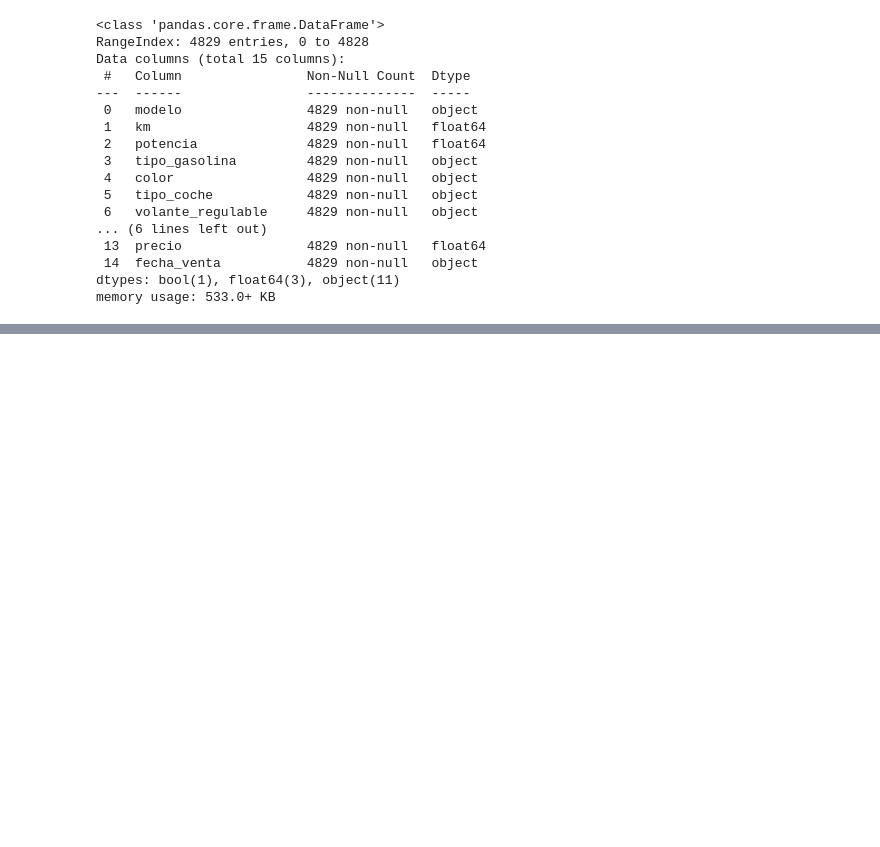
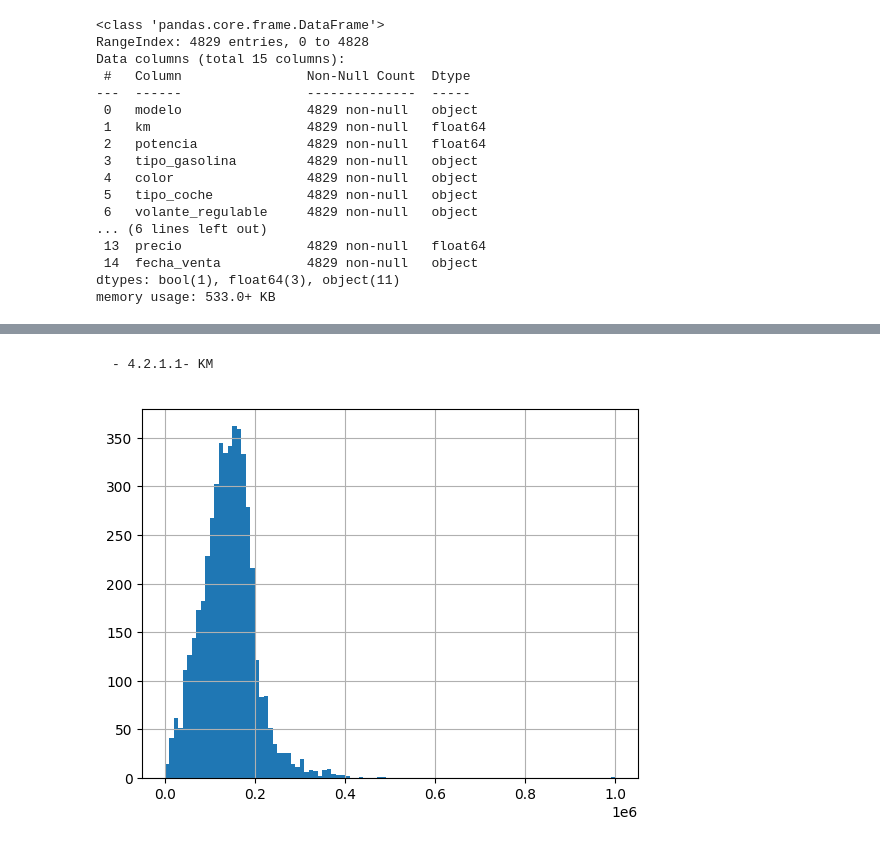
Before and after one commit to tvgtech/BMW_Proj, a Jupyter notebook: Toni_BMW_v2.ipynb, the cells around one changed output, grey strips where cells are left out. Drawn from its saved outputs; the diff is of its cells as text; code cells hidden in the pictures; blank space fills up the shorter version.

```diff
--- a/Toni_BMW_v2.ipynb
+++ b/Toni_BMW_v2.ipynb
@@ -1025,0 +1035,3 @@ memory usage: 533.0+ KB
+# %%
+#Convertimos a boleana
+bmw10['volante_regulable']=bmw10['volante_regulable'].astype(bool)
@@ -1025,0 +1048,3 @@ memory usage: 533.0+ KB
+# %%
+#Convertimos a boleana
+bmw10['camara_trasera']=bmw10['camara_trasera'].astype(bool)
@@ -1025,0 +1056,3 @@ memory usage: 533.0+ KB
+# %%
+#Convertimos a boleana
+bmw10['elevalunas_electrico']=bmw10['elevalunas_electrico'].astype(bool)
@@ -1025,0 +1143,2 @@ memory usage: 533.0+ KB
+# %% [markdown]
+    - 4.2.1.1- KM
@@ -1025,0 +1147,4 @@ memory usage: 533.0+ KB
+# %%
+bmw10.km.hist(bins=100);
+# %% [output]
+[figure, added]
```
Also changed, not shown: parts of 91 cells of this notebook, 1 other file.
